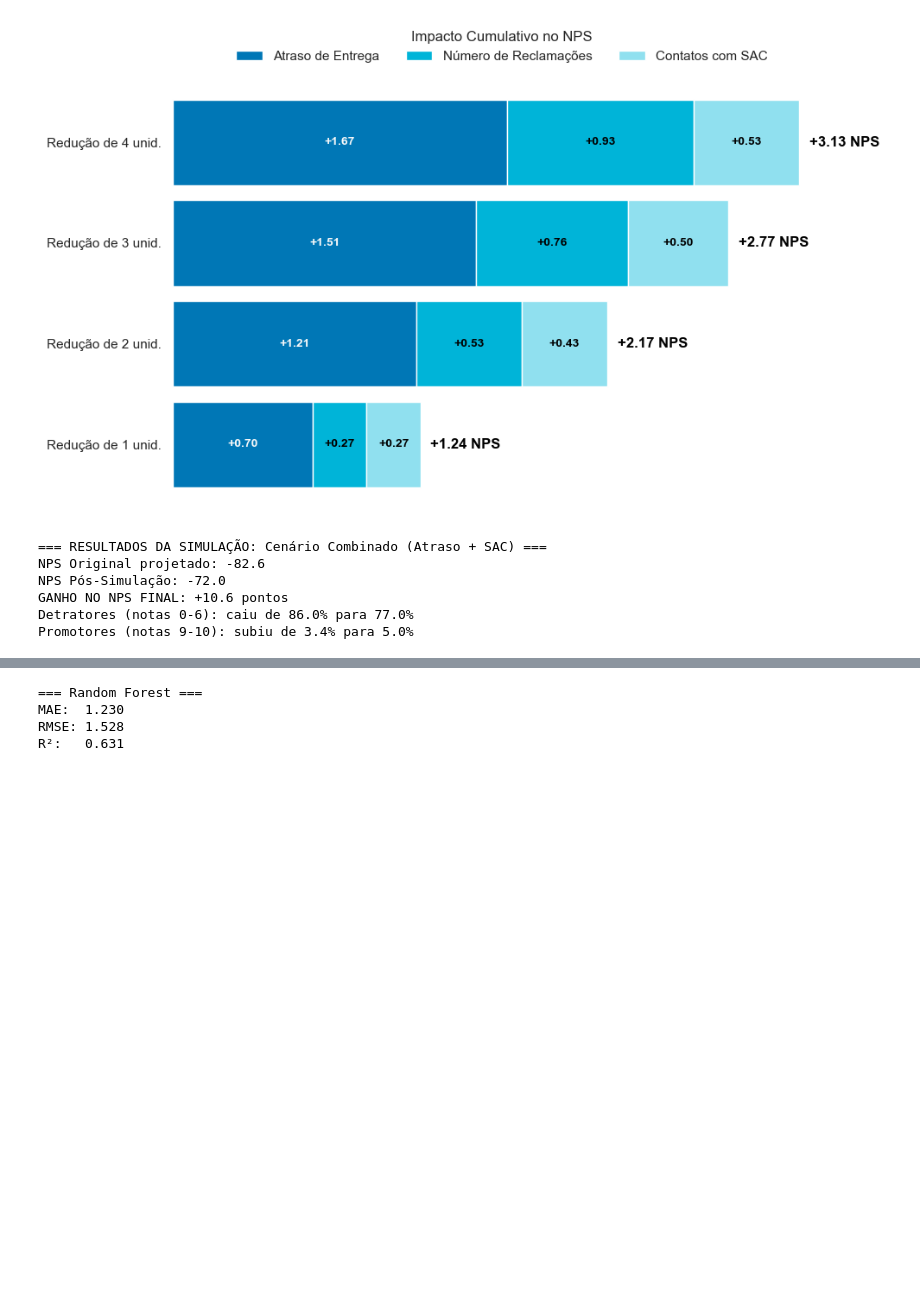
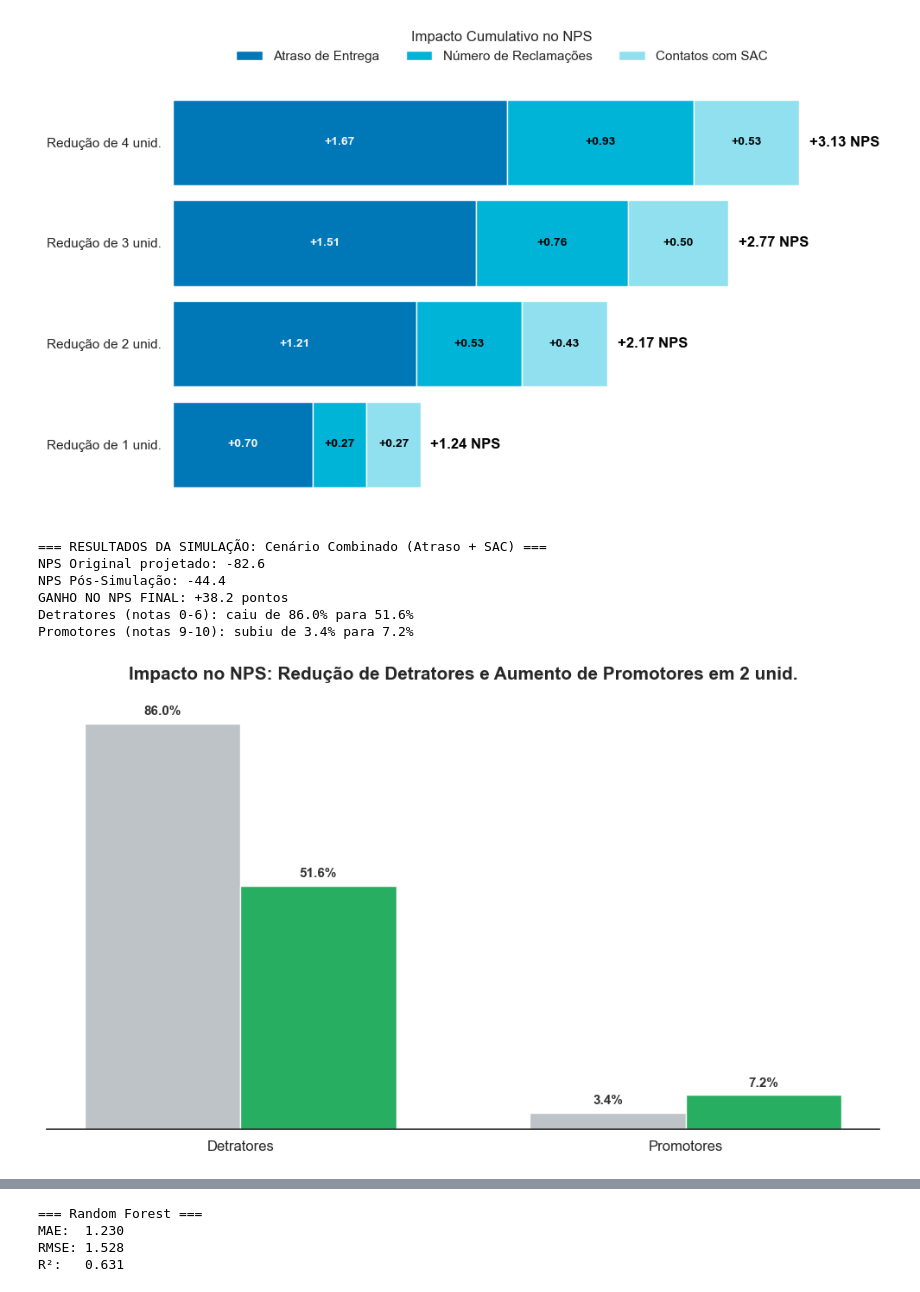
Before and after one commit to LucasRuizMartins/fiap_tech_challenge_01, a Jupyter notebook: notebooks/teach_challenge.ipynb, the cells around one changed output, grey strips where cells are left out. Saved outputs shown, nothing was run; the diff lists cells and outputs as text; code cells hidden in the pictures; blank space fills up the shorter version.

```diff
--- a/notebooks/teach_challenge.ipynb
+++ b/notebooks/teach_challenge.ipynb
@@ -1668,26 +1725,39 @@ gerar_grafico_empilhado(lr, X_test, qtd_analisada=4)
 [figure]
 # %%
 # Vamos criar um "Cenário Otimista" atacando duas frentes juntas:
+unidades_de_melhora = 2
+
 cenario_logistica_sac = {
-    'delivery_delay_days': 1,        # Menos 2 dias de atraso
- #   'customer_service_contacts': 1, # Menos 2 contatos no SAC
- #   'complaints_count': 1   # Numero de reclamações reduzido em 2
+    'delivery_delay_days': unidades_de_melhora,        # Menos 2 dias de atraso
+    'customer_service_contacts': unidades_de_melhora, # Menos 2 contatos no SAC
+ #   'complaints_count': 2   # Numero de reclamações reduzido em 2, mas optei por manter essa variavel sem utilização por que ela parece ser resultado das outras duas
+ #    inclusive acho que vale a pena fazer uma avaliação de correlação dessa variavel com o atraso e numero de contatos, deve ser grande
+ #    mas a essa altura eu preferi ficar com o que tenho, caso contrario nunca vou terminar essa analise
+ #    mas deixo aqui a anotação pra quem sabe no futuro voltar e fazer essa visualização...
 }
 
 resultado_combinado = simular_nps_cenario_combinado(lr, X_test, cenario_logistica_sac)
 
 print("=== RESULTADOS DA SIMULAÇÃO: Cenário Combinado (Atraso + SAC) ===")
 print(f"NPS Original projetado: {resultado_combinado['nps_original']:.1f}")
 print(f"NPS Pós-Simulação: {resultado_combinado['nps_simulado']:.1f}")
 print(f"GANHO NO NPS FINAL: +{resultado_combinado['ganho_pontos_nps']:.1f} pontos")
 
 print(f"Detratores (notas 0-6): caiu de {resultado_combinado['detratores_antes']:.1f}% para {resultado_combinado['detratores_depois']:.1f}%")
 print(f"Promotores (notas 9-10): subiu de {resultado_combinado['promotores_antes']:.1f}% para {resultado_combinado['promotores_depois']:.1f}%")
+
+
+
+# Novamente os neutros nao aparecem no gráfico, o modelo não é bom em fazer essa previsão, porém o nosso foco é promotores e detratores
+
+resultado_combinado = simular_nps_cenario_combinado(lr, X_test, cenario_logistica_sac)
+plotar_comparacao_nps(resultado_combinado,unidades_de_melhora)
 # %% [output]
 === RESULTADOS DA SIMULAÇÃO: Cenário Combinado (Atraso + SAC) ===
 NPS Original projetado: -82.6
-NPS Pós-Simulação: -72.0
-GANHO NO NPS FINAL: +10.6 pontos
-Detratores (notas 0-6): caiu de 86.0% para 77.0%
-Promotores (notas 9-10): subiu de 3.4% para 5.0%
+NPS Pós-Simulação: -44.4
+GANHO NO NPS FINAL: +38.2 pontos
+Detratores (notas 0-6): caiu de 86.0% para 51.6%
+Promotores (notas 9-10): subiu de 3.4% para 7.2%
+[figure, added]
 # %%
```
Also changed, not shown: parts of 45 cells of this notebook, 33 other files.
